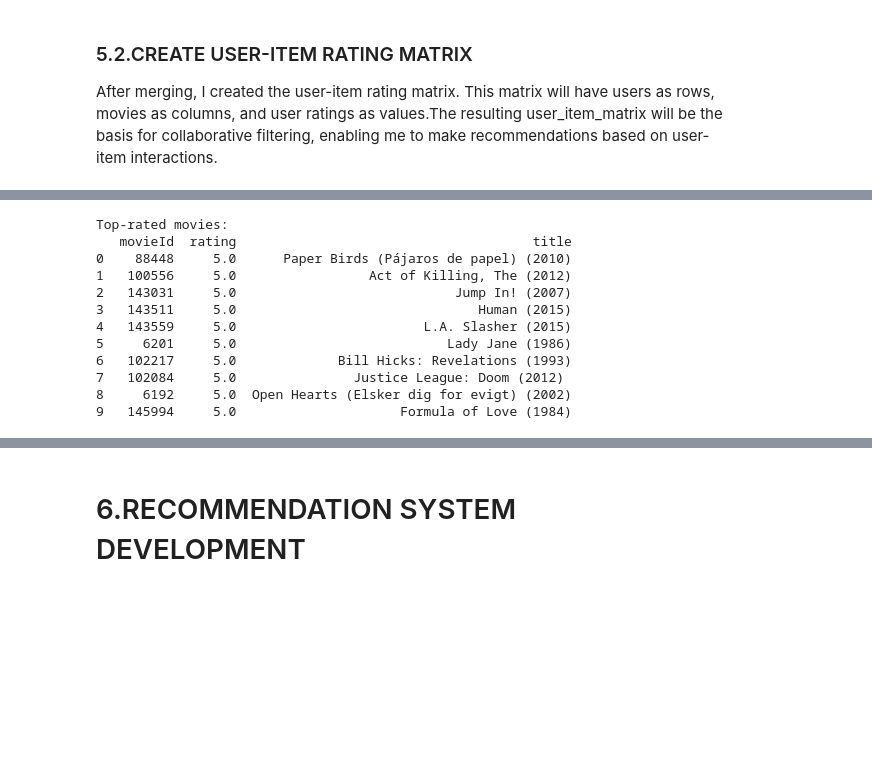
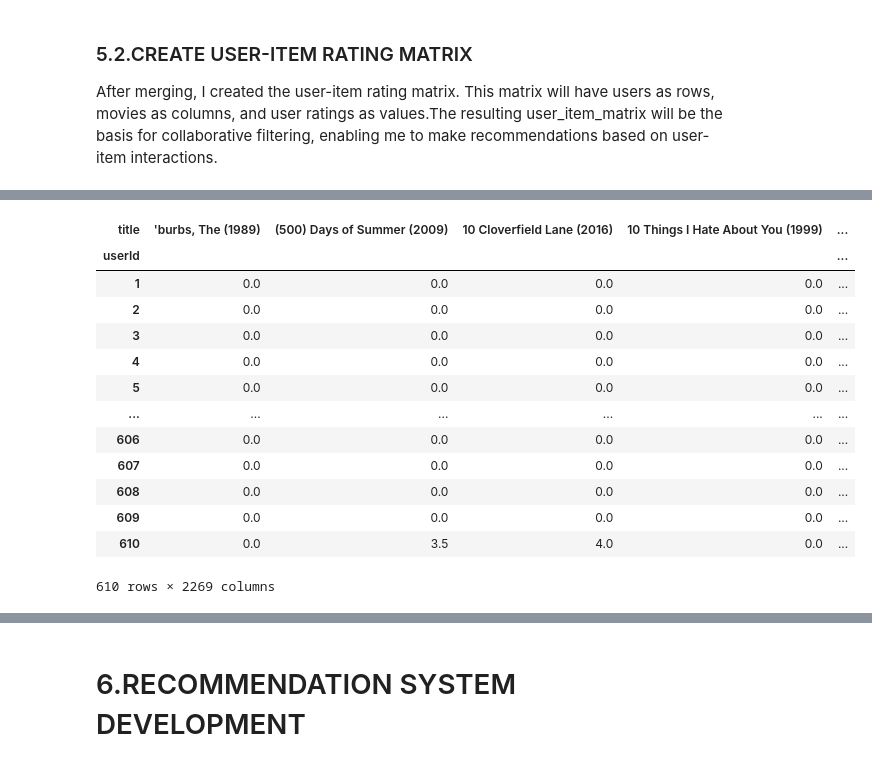
Before and after one commit to Mak-annie/MOVIE-RECS-SYSTEM, a Jupyter notebook: index.ipynb, the cells around one changed output, grey strips where cells are left out. Drawn from its saved outputs; the diff is of its cells as text; code cells hidden in the pictures; blank space fills up the shorter version.

```diff
--- a/index.ipynb
+++ b/index.ipynb
@@ -329,21 +110,19 @@ plt.show()
-# %%
-# Top-rated movies
-top_rated_movies = merged_data.groupby('movieId')['rating'].mean().sort_values(ascending=False)
-top_rated_movies = pd.merge(top_rated_movies, merged_data[['movieId', 'title']], on='movieId', how='left')
-top_rated_movies = top_rated_movies.drop_duplicates(subset=['movieId', 'title'])
-top_rated_movies = top_rated_movies.head(10)
-print("Top-rated movies:")
-print(top_rated_movies)
-# %% [output]
-Top-rated movies:
-   movieId  rating                                      title
-0    88448     5.0      Paper Birds (Pájaros de papel) (2010)
-1   100556     5.0                 Act of Killing, The (2012)
-2   143031     5.0                            Jump In! (2007)
-3   143511     5.0                               Human (2015)
-4   143559     5.0                        L.A. Slasher (2015)
-5     6201     5.0                           Lady Jane (1986)
-6   102217     5.0             Bill Hicks: Revelations (1993)
-7   102084     5.0               Justice League: Doom (2012)
-8     6192     5.0  Open Hearts (Elsker dig for evigt) (2002)
-9   145994     5.0                     Formula of Love (1984)
+# %%
+#remove movies which have less than 10 users who rated it
+user_item_matrix = user_item_matrix.dropna(thresh=10,axis=1).fillna(0)
+user_item_matrix
+# %% [output]
+| title | 'burbs, The (1989) | (500) Days of Summer (2009) | 10 Cloverfield Lane (2016) | 10 Things I Hate About You (1999) | ... |
+| userId |  |  |  |  | ... |
+| 1 | 0.0 | 0.0 | 0.0 | 0.0 | ... |
+| 2 | 0.0 | 0.0 | 0.0 | 0.0 | ... |
+| 3 | 0.0 | 0.0 | 0.0 | 0.0 | ... |
+| 4 | 0.0 | 0.0 | 0.0 | 0.0 | ... |
+| 5 | 0.0 | 0.0 | 0.0 | 0.0 | ... |
+| ... | ... | ... | ... | ... | ... |
+| 606 | 0.0 | 0.0 | 0.0 | 0.0 | ... |
+| 607 | 0.0 | 0.0 | 0.0 | 0.0 | ... |
+| 608 | 0.0 | 0.0 | 0.0 | 0.0 | ... |
+| 609 | 0.0 | 0.0 | 0.0 | 0.0 | ... |
+| 610 | 0.0 | 3.5 | 4.0 | 0.0 | ... |
+610 rows × 2269 columns
```
Also changed, not shown: parts of 34 cells of this notebook.
